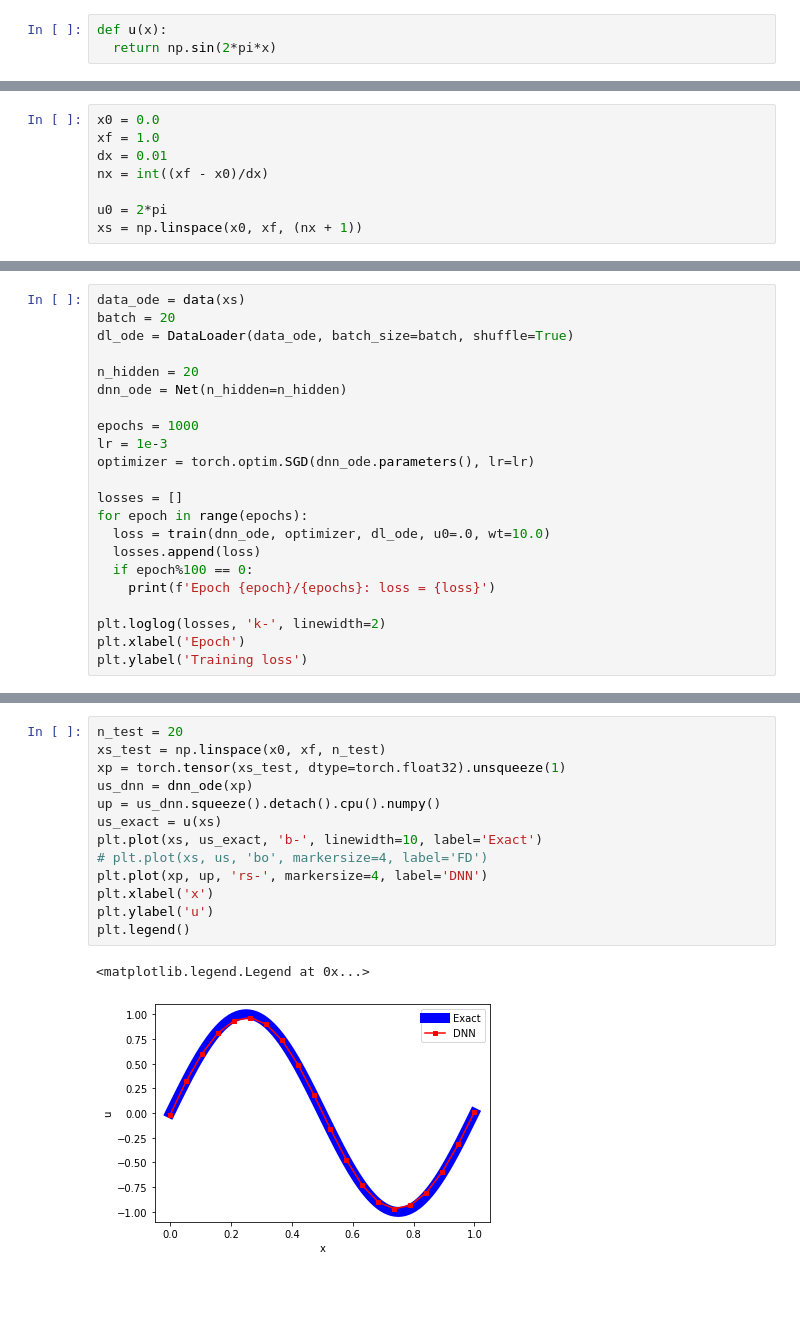
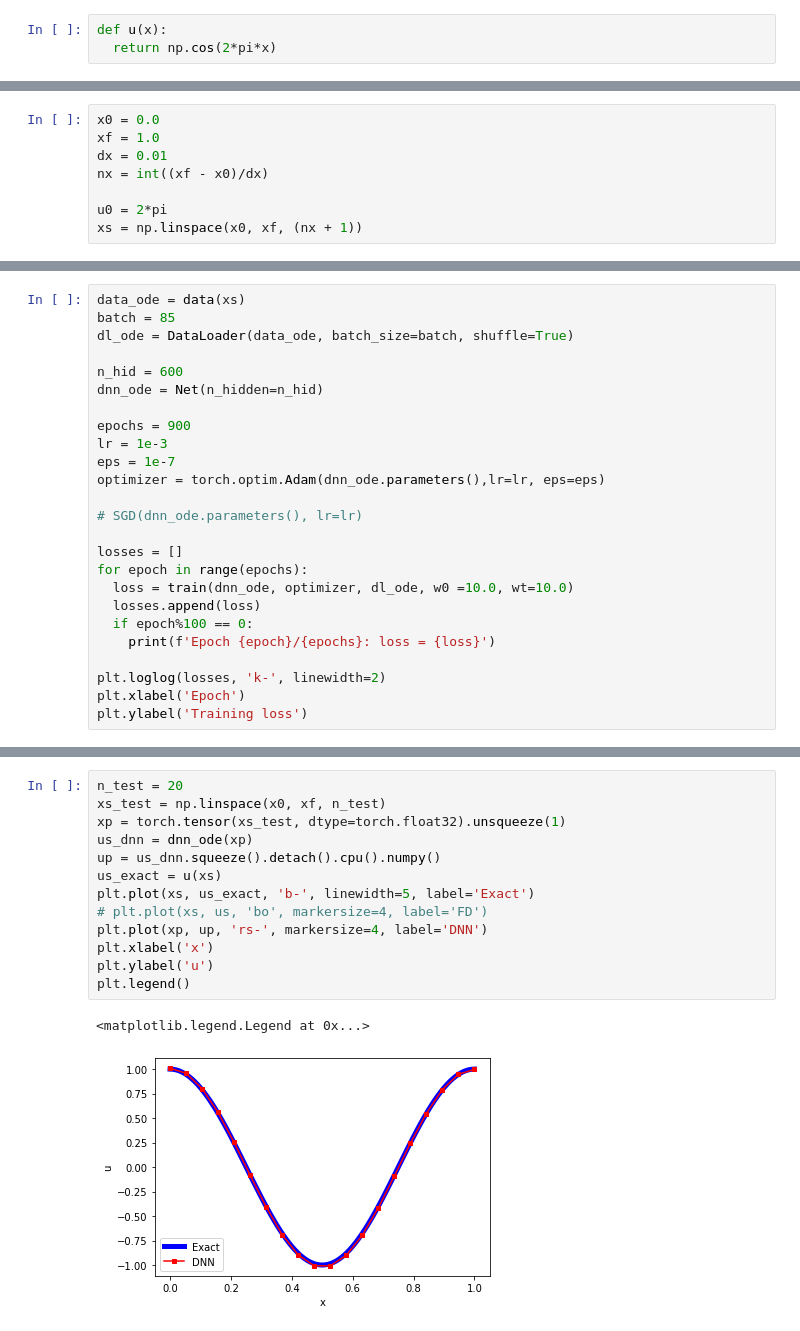
Before and after one commit to MeghnaDixit38/BTP, a Jupyter notebook: GR.ipynb, the cells around one changed output, grey strips where cells are left out. Drawn from its saved outputs; the diff is of its cells as text; blank space fills up the shorter version.

```diff
--- a/GR.ipynb
+++ b/GR.ipynb
@@ -10,3 +14,3 @@ from torch.utils.data import Dataset, DataLoader
 # %%
 def u(x):
-  return np.sin(2*pi*x)
+  return np.cos(2*pi*x)
@@ -71,19 +93,22 @@ def train(model, optimizer, dl, h=1e-4, x0=0.0, u0= 2*pi, wt=1.0):
   return train_loss
 # %%
 data_ode = data(xs)
-batch = 20
+batch = 85
 dl_ode = DataLoader(data_ode, batch_size=batch, shuffle=True)
 
-n_hidden = 20
-dnn_ode = Net(n_hidden=n_hidden)
+n_hid = 600
+dnn_ode = Net(n_hidden=n_hid)
 
-epochs = 1000
+epochs = 900
 lr = 1e-3
-optimizer = torch.optim.SGD(dnn_ode.parameters(), lr=lr)
+eps = 1e-7
+optimizer = torch.optim.Adam(dnn_ode.parameters(),lr=lr, eps=eps)
+
+# SGD(dnn_ode.parameters(), lr=lr)
 
 losses = []
 for epoch in range(epochs):
-  loss = train(dnn_ode, optimizer, dl_ode, u0=.0, wt=10.0)
+  loss = train(dnn_ode, optimizer, dl_ode, w0 =10.0, wt=10.0)
   losses.append(loss)
   if epoch%100 == 0:
     print(f'Epoch {epoch}/{epochs}: loss = {loss}')
@@ -107,16 +131,16 @@ Text(0, 0.5, 'Training loss')
 # %%
 n_test = 20
 xs_test = np.linspace(x0, xf, n_test)
 xp = torch.tensor(xs_test, dtype=torch.float32).unsqueeze(1)
 us_dnn = dnn_ode(xp)
 up = us_dnn.squeeze().detach().cpu().numpy()
 us_exact = u(xs)
-plt.plot(xs, us_exact, 'b-', linewidth=10, label='Exact')
+plt.plot(xs, us_exact, 'b-', linewidth=5, label='Exact')
 # plt.plot(xs, us, 'bo', markersize=4, label='FD')
 plt.plot(xp, up, 'rs-', markersize=4, label='DNN')
 plt.xlabel('x')
 plt.ylabel('u')
 plt.legend()
 # %% [output]
 <matplotlib.legend.Legend at 0x...>
-[figure, old version]
+[figure, new version]
```
Also changed, not shown: parts of 6 cells of this notebook.
